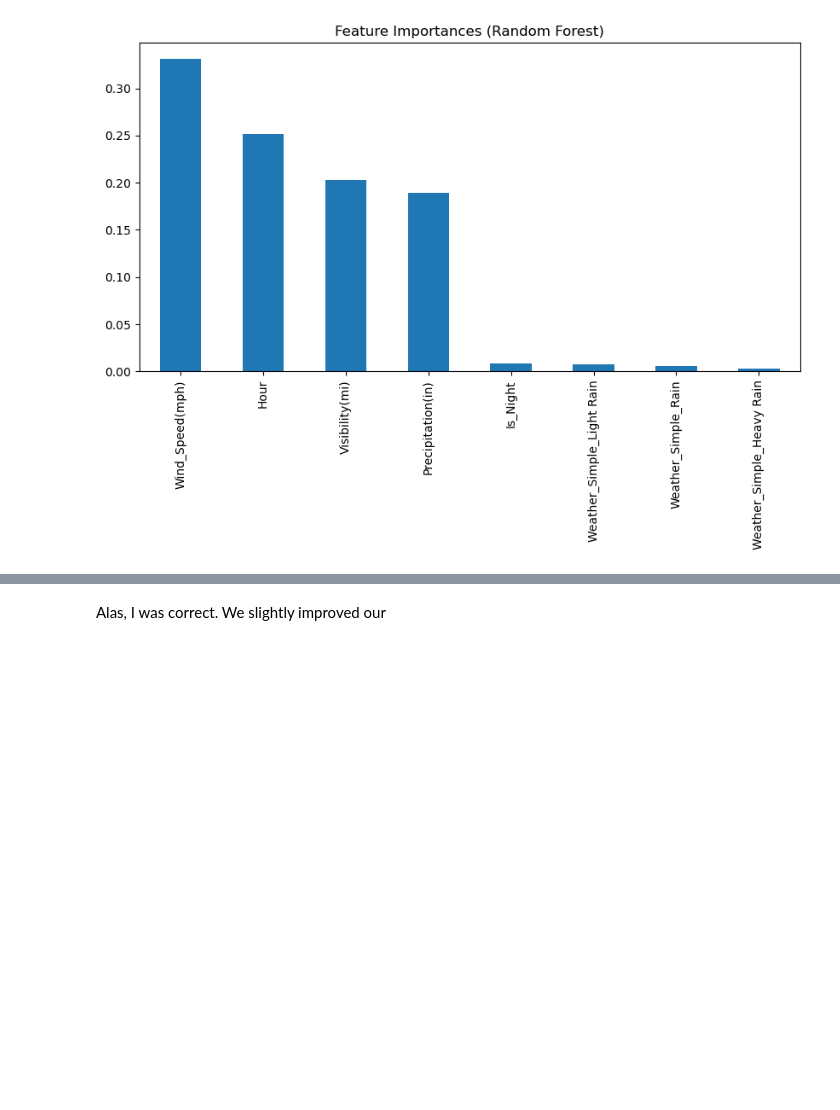
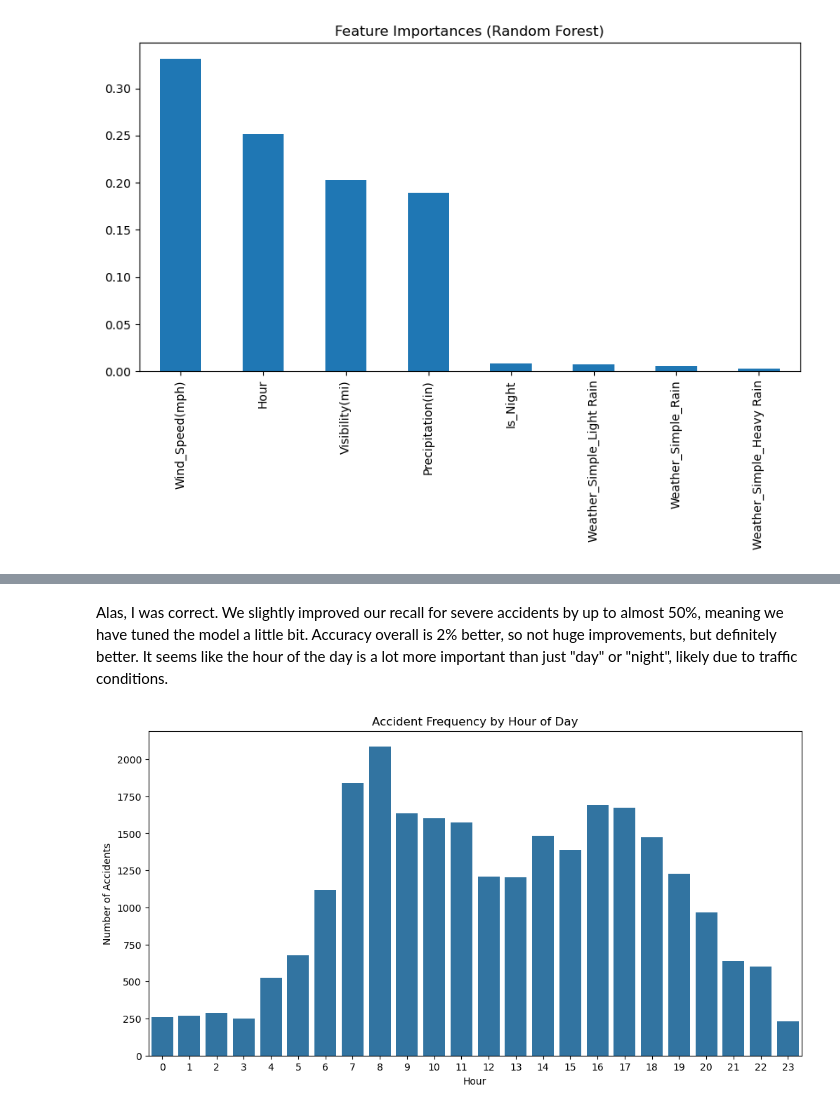
Before and after one commit to adriankUSA/portfolio, a Jupyter notebook: us_crashes_ml/us_accidents.ipynb, the cells around one changed output, grey strips where cells are left out. Saved outputs shown, nothing was run; the diff lists cells and outputs as text; code cells hidden in the pictures; blank space fills up the shorter version.

```diff
--- a/us_crashes_ml/us_accidents.ipynb
+++ b/us_crashes_ml/us_accidents.ipynb
@@ -933,2 +973,11 @@ plt.show()
 # %% [markdown]
-Alas, I was correct. We slightly improved our
+Alas, I was correct. We slightly improved our recall for severe accidents by up to almost 50%, meaning we have tuned the model a little bit. Accuracy overall is 2% better, so not huge improvements, but definitely better. It seems like the hour of the day is a lot more important than just "day" or "night", likely due to traffic conditions.
+# %%
+plt.figure(figsize=(12,6))
+sns.countplot(data=us_accidents, x='Hour')
+plt.title("Accident Frequency by Hour of Day")
+plt.xlabel("Hour")
+plt.ylabel("Number of Accidents")
+plt.show()
+# %% [output]
+[figure, added]
```
Also changed, not shown: parts of 14 cells of this notebook, 2 other files.
